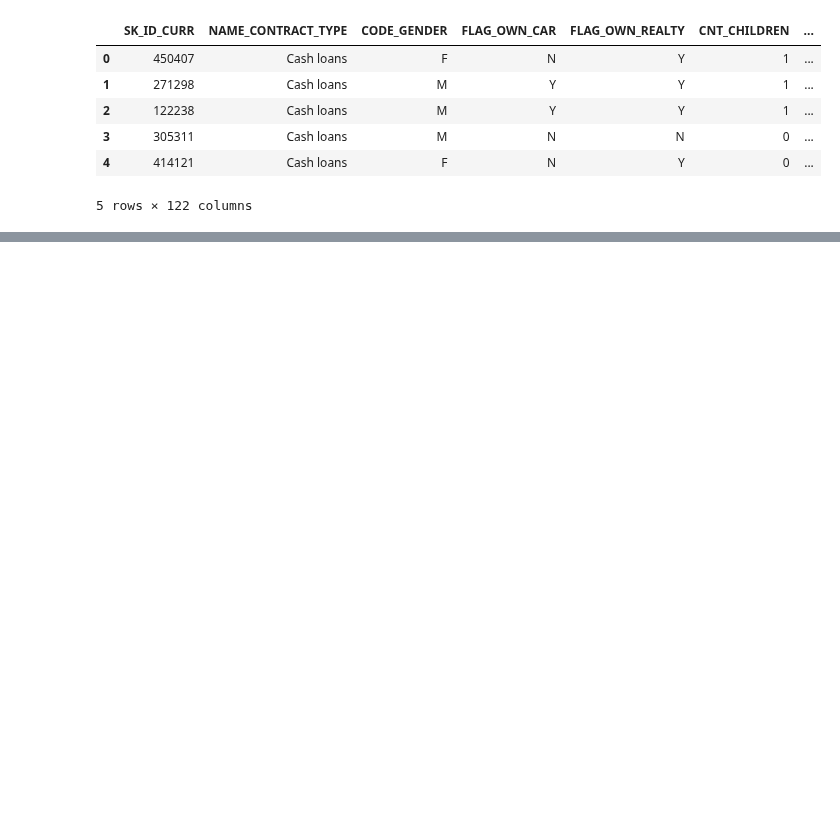
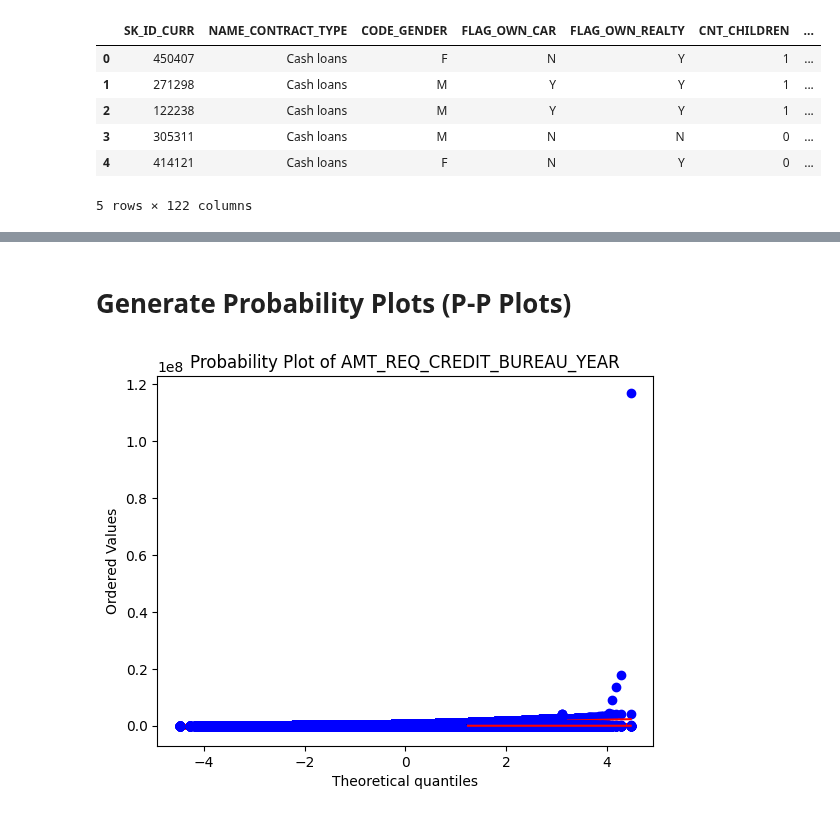
Before and after one commit to DhruvAwasthi/AI511_HOMELOAN_2022, a Jupyter notebook: notebooks/2022_10_31_iter_7_normality_distribution.ipynb, the cells around one changed output, grey strips where cells are left out. Saved outputs shown, nothing was run; the diff lists cells and outputs as text; code cells hidden in the pictures; blank space fills up the shorter version.

```diff
--- a/notebooks/2022_10_31_iter_7_normality_distribution.ipynb
+++ b/notebooks/2022_10_31_iter_7_normality_distribution.ipynb
@@ -6,6 +8,7 @@ import pandas as pd
 # %%
 # set global variables
 DATA_DIR = "../data/dataset"
+plot_dir = "../data/figures"
 # %%
 # load the dataset
 df = pd.read_csv(os.path.join(DATA_DIR, "train_data.csv"))
@@ -20,5 +23,6 @@ df.head()
 5 rows × 122 columns
 # %%
 numerical_columns = list(df.select_dtypes(exclude=["object"]).columns)
+numerical_columns = numerical_columns[2:-1]
 print(f"There are {len(numerical_columns)} columns")
 # %% [output]
@@ -35,0 +41,10 @@ SK_ID_CURR
+# %% [markdown]
+# Generate Probability Plots (P-P Plots)
+# %%
+for column_name in numerical_columns:
+    stats.probplot(df[column_name], plot=plt)
+    plt.title(f"Probability Plot of {column_name}")
+    image_name = column_name + "_pplot" + ".jpg"
+    plt.savefig(os.path.join(plot_dir, image_name))
+# %% [output]
+[figure, added]
```
Also changed, not shown: parts of 6 cells of this notebook, 10 other files.
